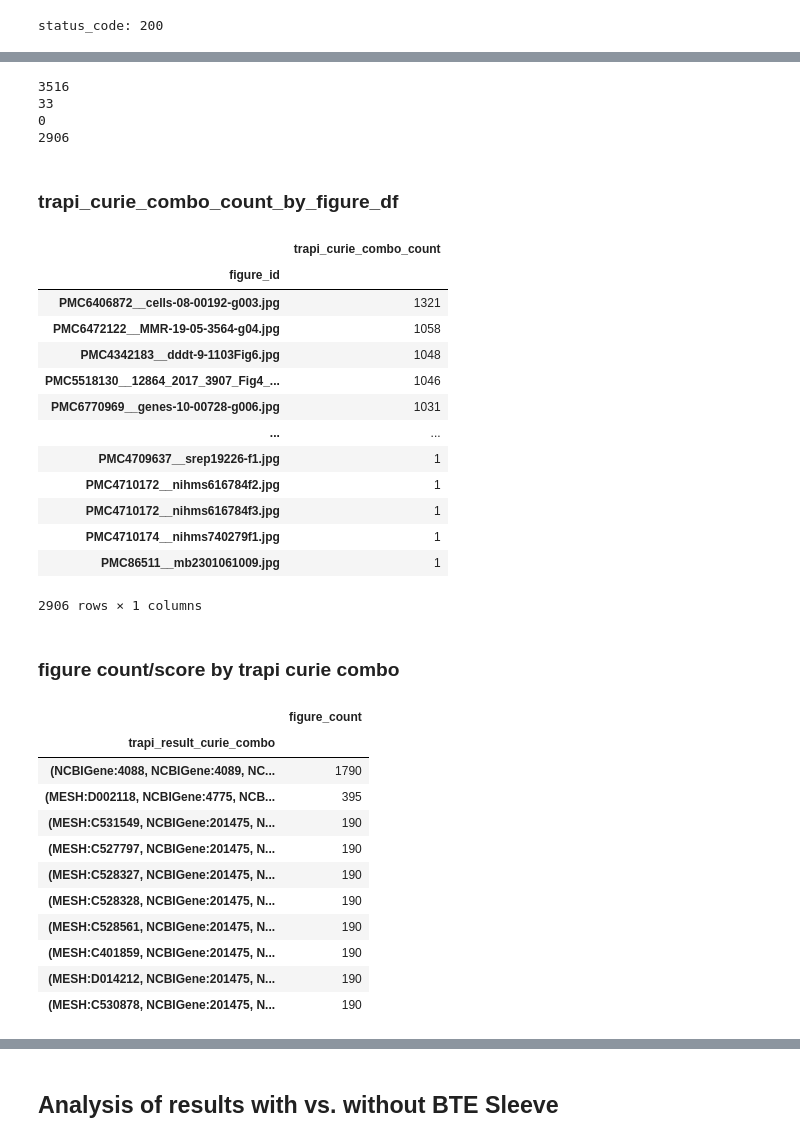
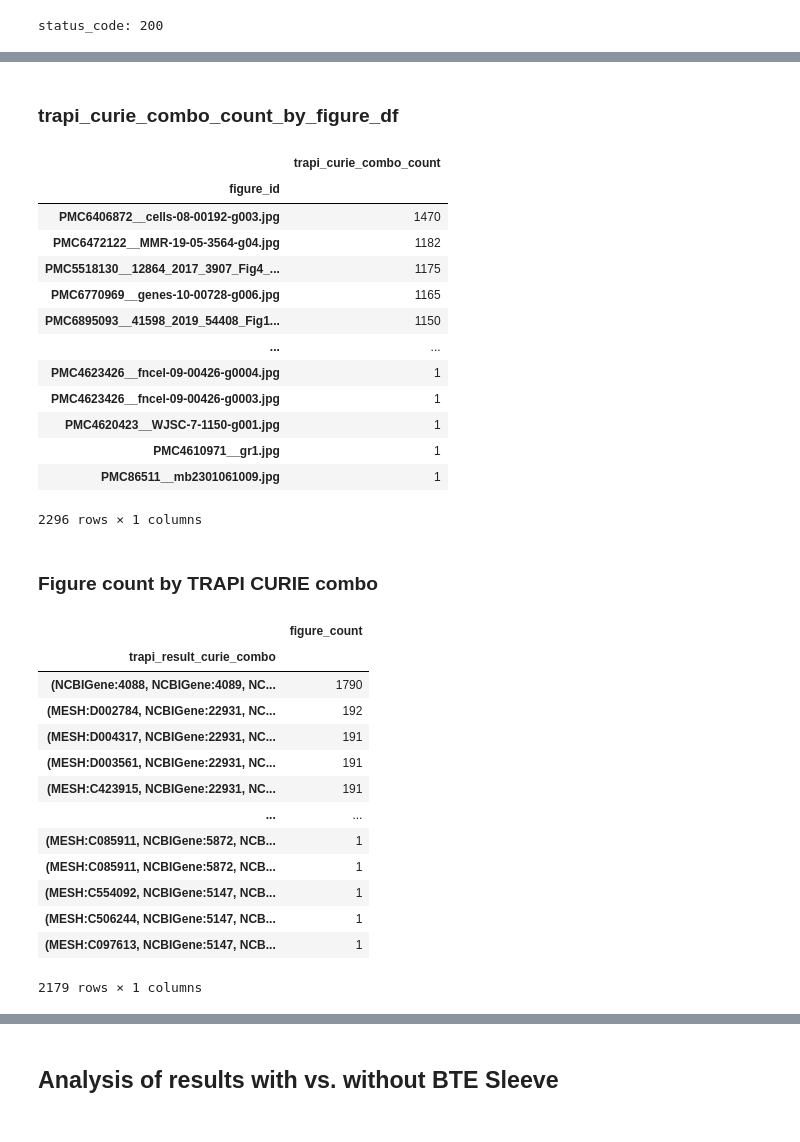
Before and after one commit to wikipathways/pathway-figure-ocr, a Jupyter notebook: notebooks/bte_sleeve_RAB13.ipynb, the cells around one changed output, grey strips where cells are left out. Cells and saved outputs as stored; diff of their text form; code cells hidden in the pictures.

```diff
--- a/notebooks/bte_sleeve_RAB13.ipynb
+++ b/notebooks/bte_sleeve_RAB13.ipynb
@@ -35,17 +32,17 @@ query = {
     "message": {
         "query_graph": {
             "edges": {
-                "e01": {
-                    "object": "n0",
-                    "subject": "n1",
+                "e0": {
+                    "subject": "n0",
+                    "object": "n1",
                     "predicates": [
                         "biolink:entity_regulates_entity",
                         "biolink:genetically_interacts_with"
                     ]
                 },
-                "e02": {
-                    "object": "n1",
-                    "subject": "n2",
+                "e1": {
+                    "subject": "n1",
+                    "object": "n2",
                     "predicates": [
                         "biolink:related_to"
                     ]
@@ -472,19 +471,3 @@ trapi_figure_overlap_df
-# %%
-print(len(set(
-    trapi_figure_overlap_df[trapi_figure_overlap_df["overlap_curie_combo"].map(len) >= 2]["trapi_result_curie_combo"]
-)))
-print(len(set(
-    trapi_figure_overlap_df[trapi_figure_overlap_df["overlap_curie_combo"].map(len) >= 3]["trapi_result_curie_combo"]
-)))
-print(len(set(
-    trapi_figure_overlap_df[trapi_figure_overlap_df["overlap_curie_combo"].map(len) >= 4]["trapi_result_curie_combo"]
-)))
-print(len(set(trapi_figure_overlap_df["figure_id"])))
-# %% [output]
-3516
-33
-0
-2906
 # %% [markdown]
 ### trapi_curie_combo_count_by_figure_df
 # %%
@@ -496,35 +479,37 @@ trapi_curie_combo_count_by_figure_df
 # %% [output]
 |  | trapi_curie_combo_count |
 | figure_id |  |
-| PMC6406872__cells-08-00192-g003.jpg | 1321 |
-| PMC6472122__MMR-19-05-3564-g04.jpg | 1058 |
-| PMC4342183__dddt-9-1103Fig6.jpg | 1048 |
-| PMC5518130__12864_2017_3907_Fig4_... | 1046 |
-| PMC6770969__genes-10-00728-g006.jpg | 1031 |
+| PMC6406872__cells-08-00192-g003.jpg | 1470 |
+| PMC6472122__MMR-19-05-3564-g04.jpg | 1182 |
+| PMC5518130__12864_2017_3907_Fig4_... | 1175 |
+| PMC6770969__genes-10-00728-g006.jpg | 1165 |
+| PMC6895093__41598_2019_54408_Fig1... | 1150 |
 | ... | ... |
-| PMC4709637__srep19226-f1.jpg | 1 |
-| PMC4710172__nihms616784f2.jpg | 1 |
-| PMC4710172__nihms616784f3.jpg | 1 |
-| PMC4710174__nihms740279f1.jpg | 1 |
+| PMC4623426__fncel-09-00426-g0004.jpg | 1 |
+| PMC4623426__fncel-09-00426-g0003.jpg | 1 |
+| PMC4620423__WJSC-7-1150-g001.jpg | 1 |
+| PMC4610971__gr1.jpg | 1 |
 | PMC86511__mb2301061009.jpg | 1 |
-2906 rows × 1 columns
+2296 rows × 1 columns
 # %% [markdown]
-### figure count/score by trapi curie combo
+### Figure count by TRAPI CURIE combo
 # %%
 trapi_figure_overlap_df[["trapi_result_curie_combo", "figure_id"]].rename(columns={
     "figure_id": "figure_count"
 }).groupby("trapi_result_curie_combo").count().sort_values(
-    by="figure_count", ascending=False).head(10)
+    by="figure_count", ascending=False)
 # %% [output]
 |  | figure_count |
 | trapi_result_curie_combo |  |
 | (NCBIGene:4088, NCBIGene:4089, NC... | 1790 |
-| (MESH:D002118, NCBIGene:4775, NCB... | 395 |
-| (MESH:C531549, NCBIGene:201475, N... | 190 |
-| (MESH:C527797, NCBIGene:201475, N... | 190 |
-| (MESH:C528327, NCBIGene:201475, N... | 190 |
-| (MESH:C528328, NCBIGene:201475, N... | 190 |
-| (MESH:C528561, NCBIGene:201475, N... | 190 |
-| (MESH:C401859, NCBIGene:201475, N... | 190 |
-| (MESH:D014212, NCBIGene:201475, N... | 190 |
-| (MESH:C530878, NCBIGene:201475, N... | 190 |
+| (MESH:D002784, NCBIGene:22931, NC... | 192 |
+| (MESH:D004317, NCBIGene:22931, NC... | 191 |
+| (MESH:D003561, NCBIGene:22931, NC... | 191 |
+| (MESH:C423915, NCBIGene:22931, NC... | 191 |
+| ... | ... |
+| (MESH:C085911, NCBIGene:5872, NCB... | 1 |
+| (MESH:C085911, NCBIGene:5872, NCB... | 1 |
+| (MESH:C554092, NCBIGene:5147, NCB... | 1 |
+| (MESH:C506244, NCBIGene:5147, NCB... | 1 |
+| (MESH:C097613, NCBIGene:5147, NCB... | 1 |
+2179 rows × 1 columns
```
Also changed, not shown: parts of 48 cells of this notebook, 1 other file.
